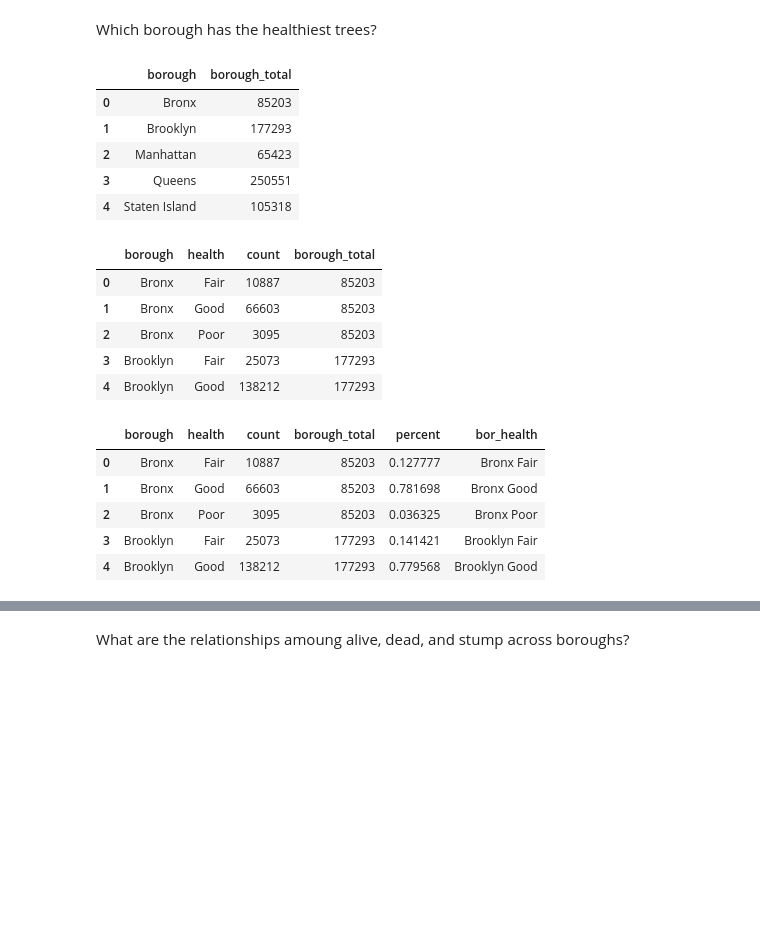
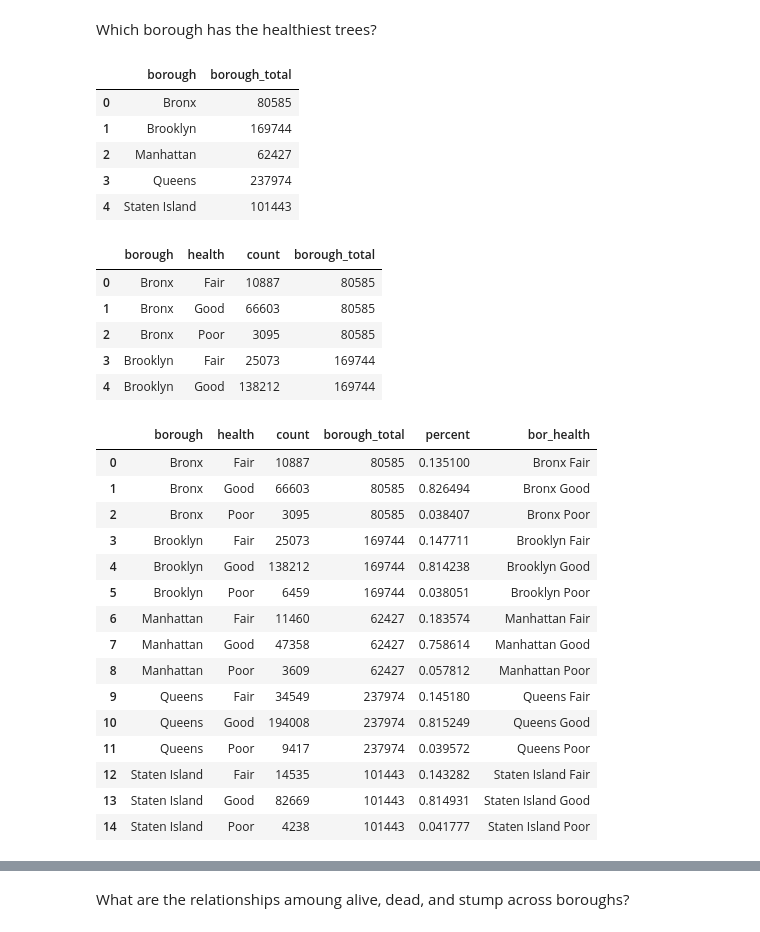
Before and after one commit to matthewtomalley/NYC-Trees-and-Income, a Jupyter notebook: eda.ipynb, the cells around one changed output, grey strips where cells are left out. Cells and saved outputs as stored; diff of their text form; code cells hidden in the pictures; blank space fills up the shorter version.

Commit message:
updated readme and fixed a miscalculation with percents

```diff
--- a/eda.ipynb
+++ b/eda.ipynb
@@ -386,38 +412,57 @@ health_borough
 # %% [markdown]
 Which borough has the healthiest trees?
 # %%
-borough_totals = trees.groupby('borough')['tree_id'].count().reset_index(name='borough_total')
-borough_totals.head()
+# Getting a dataframe with just the total trees in each borough
+# Filtering to alive trees only because groupby above did this when grouping by health
+
+alive = trees[trees['status'] == 'Alive']
+
+borough_totals_alive = alive.groupby('borough')['tree_id'].count().reset_index(name='borough_total')
+borough_totals_alive.head()
 # %% [output]
 |  | borough | borough_total |
-| 0 | Bronx | 85203 |
-| 1 | Brooklyn | 177293 |
-| 2 | Manhattan | 65423 |
-| 3 | Queens | 250551 |
-| 4 | Staten Island | 105318 |
+| 0 | Bronx | 80585 |
+| 1 | Brooklyn | 169744 |
+| 2 | Manhattan | 62427 |
+| 3 | Queens | 237974 |
+| 4 | Staten Island | 101443 |
 # %%
-health_borough = health_borough.merge(borough_totals, on='borough', how='left')
+# Merging the total trees in each borough into the health by borough dataframe
+
+health_borough = health_borough.merge(borough_totals_alive, on='borough', how='left')
 health_borough.head()
 # %% [output]
 |  | borough | health | count | borough_total |
-| 0 | Bronx | Fair | 10887 | 85203 |
-| 1 | Bronx | Good | 66603 | 85203 |
-| 2 | Bronx | Poor | 3095 | 85203 |
-| 3 | Brooklyn | Fair | 25073 | 177293 |
-| 4 | Brooklyn | Good | 138212 | 177293 |
+| 0 | Bronx | Fair | 10887 | 80585 |
+| 1 | Bronx | Good | 66603 | 80585 |
+| 2 | Bronx | Poor | 3095 | 80585 |
+| 3 | Brooklyn | Fair | 25073 | 169744 |
+| 4 | Brooklyn | Good | 138212 | 169744 |
 # %%
+# Creating a column of the percent of trees by borough in each health category, and adding a column to label the perent column for ease
+
 health_borough['percent'] = health_borough['count'] / health_borough['borough_total']
 
 health_borough['bor_health'] = health_borough['borough'] + ' ' + health_borough['health']
 
-health_borough.head()
+health_borough
 # %% [output]
 |  | borough | health | count | borough_total | percent | bor_health |
-| 0 | Bronx | Fair | 10887 | 85203 | 0.127777 | Bronx Fair |
-| 1 | Bronx | Good | 66603 | 85203 | 0.781698 | Bronx Good |
-| 2 | Bronx | Poor | 3095 | 85203 | 0.036325 | Bronx Poor |
-| 3 | Brooklyn | Fair | 25073 | 177293 | 0.141421 | Brooklyn Fair |
-| 4 | Brooklyn | Good | 138212 | 177293 | 0.779568 | Brooklyn Good |
+| 0 | Bronx | Fair | 10887 | 80585 | 0.135100 | Bronx Fair |
+| 1 | Bronx | Good | 66603 | 80585 | 0.826494 | Bronx Good |
+| 2 | Bronx | Poor | 3095 | 80585 | 0.038407 | Bronx Poor |
+| 3 | Brooklyn | Fair | 25073 | 169744 | 0.147711 | Brooklyn Fair |
+| 4 | Brooklyn | Good | 138212 | 169744 | 0.814238 | Brooklyn Good |
+| 5 | Brooklyn | Poor | 6459 | 169744 | 0.038051 | Brooklyn Poor |
+| 6 | Manhattan | Fair | 11460 | 62427 | 0.183574 | Manhattan Fair |
+| 7 | Manhattan | Good | 47358 | 62427 | 0.758614 | Manhattan Good |
+| 8 | Manhattan | Poor | 3609 | 62427 | 0.057812 | Manhattan Poor |
+| 9 | Queens | Fair | 34549 | 237974 | 0.145180 | Queens Fair |
+| 10 | Queens | Good | 194008 | 237974 | 0.815249 | Queens Good |
+| 11 | Queens | Poor | 9417 | 237974 | 0.039572 | Queens Poor |
+| 12 | Staten Island | Fair | 14535 | 101443 | 0.143282 | Staten Island Fair |
+| 13 | Staten Island | Good | 82669 | 101443 | 0.814931 | Staten Island Good |
+| 14 | Staten Island | Poor | 4238 | 101443 | 0.041777 | Staten Island Poor |
 # %%
 plt.bar(x=health_borough['bor_health'], height=health_borough['percent'])
 plt.xticks(rotation=90)
```
Also changed, not shown: parts of 20 cells of this notebook, 1 other file.
